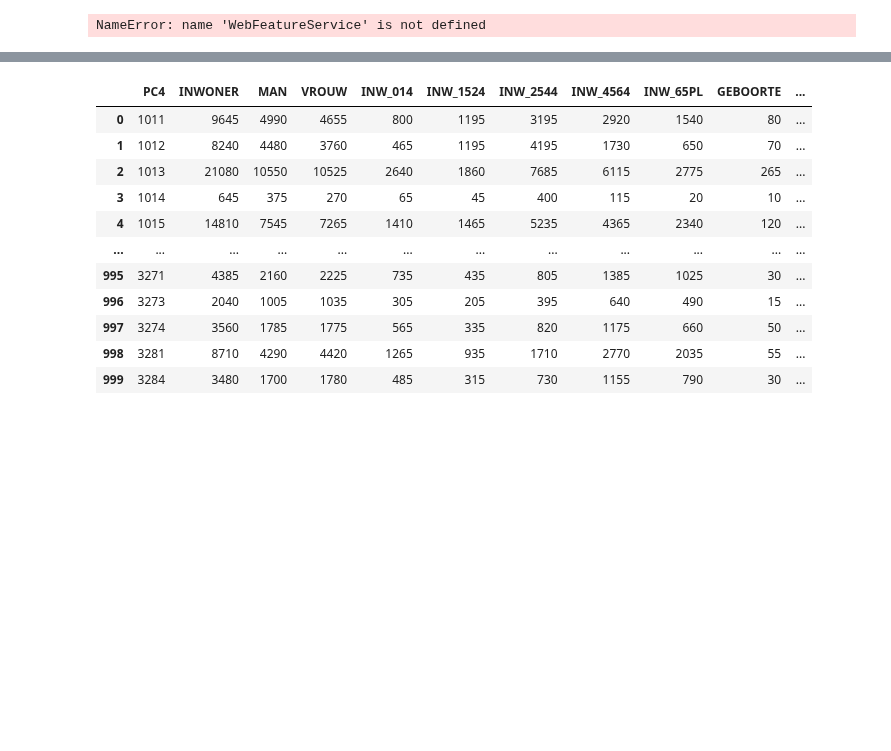
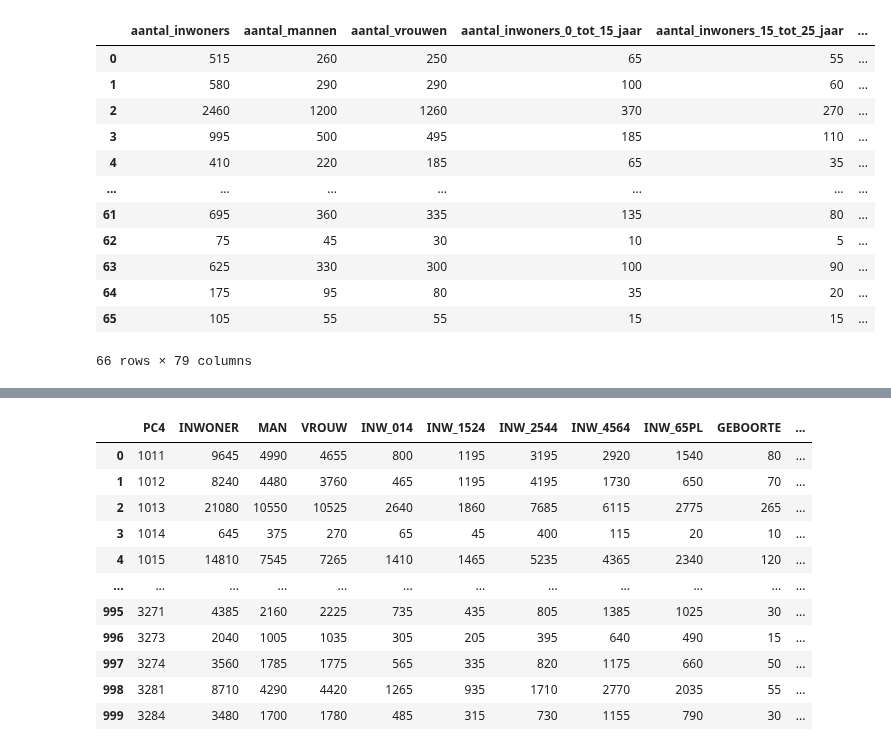
Before and after one commit to BramblePie/FlaskReact, a Jupyter notebook: flask-backend/notebooks/recreatie.ipynb, the cells around one changed output, grey strips where cells are left out. Drawn from its saved outputs; the diff is of its cells as text; code cells hidden in the pictures; blank space fills up the shorter version.

```diff
--- a/flask-backend/notebooks/recreatie.ipynb
+++ b/flask-backend/notebooks/recreatie.ipynb
@@ -1,12 +0,0 @@
-# %%
-#from Helper_functions import wfs_data
-
-def wfs_data(wfs_url, type_param, startindex):
-    url=wfs_url
-    wfs = WebFeatureService(url=url)
-    # Laatste beschikbare versie pakken
-    layer = list(wfs.contents)[-1]
-    # Specificeren van de parameters van de data
-    params = dict(service='WFS', version="1.0.0", request='GetFeature', typeName=type_param, outputFormat='json', StartIndex=startindex)
-    q = Request('GET', url, params=params).prepare().url
-    return gpd.read_file(q)
@@ -13,9 +3,20 @@ def wfs_data(wfs_url, type_param, startindex):
 # %%
 test1 = wfs_data("https://geodata.nationaalgeoregister.nl/cbspostcode4/wfs?language=eng&", "cbspostcode4:postcode42017",0)
-# test2 = wfs_data("https://geodata.nationaalgeoregister.nl/cbspostcode4/wfs?language=eng&", "cbspostcode4:postcode42017",1000)
-# test3 = wfs_data("https://geodata.nationaalgeoregister.nl/cbspostcode4/wfs?language=eng&", "cbspostcode4:postcode42017",2000)
-# test4 = wfs_data("https://geodata.nationaalgeoregister.nl/cbspostcode4/wfs?language=eng&", "cbspostcode4:postcode42017",3000)
-# test5 = wfs_data("https://geodata.nationaalgeoregister.nl/cbspostcode4/wfs?language=eng&", "cbspostcode4:postcode42017",4000)
-# test5
+test2 = wfs_data("https://geodata.nationaalgeoregister.nl/cbspostcode4/wfs?language=eng&", "cbspostcode4:postcode42017",1000)
+test3 = wfs_data("https://geodata.nationaalgeoregister.nl/cbspostcode4/wfs?language=eng&", "cbspostcode4:postcode42017",2000)
+test4 = wfs_data("https://geodata.nationaalgeoregister.nl/cbspostcode4/wfs?language=eng&", "cbspostcode4:postcode42017",3000)
+test5 = wfs_data("https://geodata.nationaalgeoregister.nl/cbspostcode4/wfs?language=eng&", "cbspostcode4:postcode42017",4000)
 # %% [output]
+|  | aantal_inwoners | aantal_mannen | aantal_vrouwen | aantal_inwoners_0_tot_15_jaar | aantal_inwoners_15_tot_25_jaar | ... |
+| 0 | 515 | 260 | 250 | 65 | 55 | ... |
+| 1 | 580 | 290 | 290 | 100 | 60 | ... |
+| 2 | 2460 | 1200 | 1260 | 370 | 270 | ... |
+| 3 | 995 | 500 | 495 | 185 | 110 | ... |
+| 4 | 410 | 220 | 185 | 65 | 35 | ... |
+| ... | ... | ... | ... | ... | ... | ... |
+| 61 | 695 | 360 | 335 | 135 | 80 | ... |
+| 62 | 75 | 45 | 30 | 10 | 5 | ... |
+| 63 | 625 | 330 | 300 | 100 | 90 | ... |
+| 64 | 175 | 95 | 80 | 35 | 20 | ... |
+| 65 | 105 | 55 | 55 | 15 | 15 | ... |
-NameError: name 'WebFeatureService' is not defined
+66 rows × 79 columns
```
Also changed, not shown: parts of 9 cells of this notebook.
